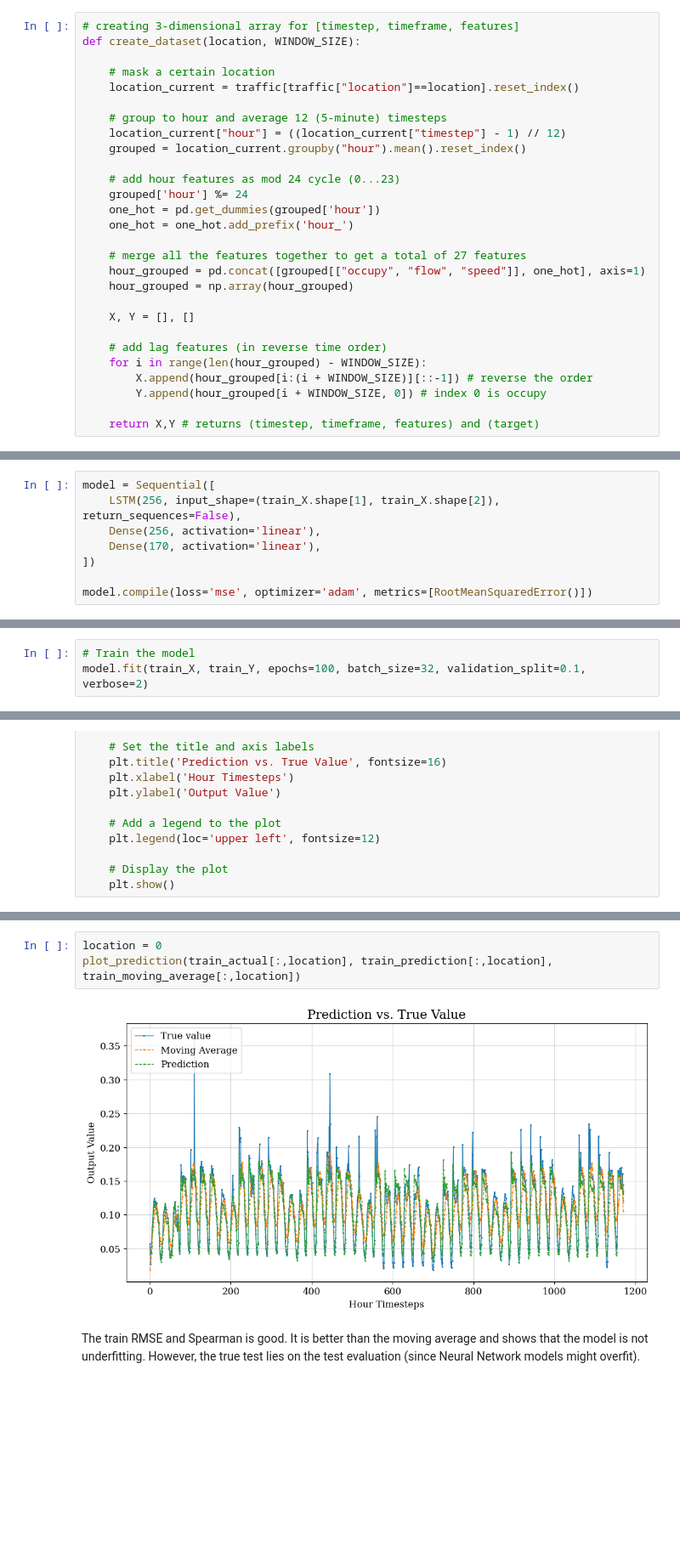
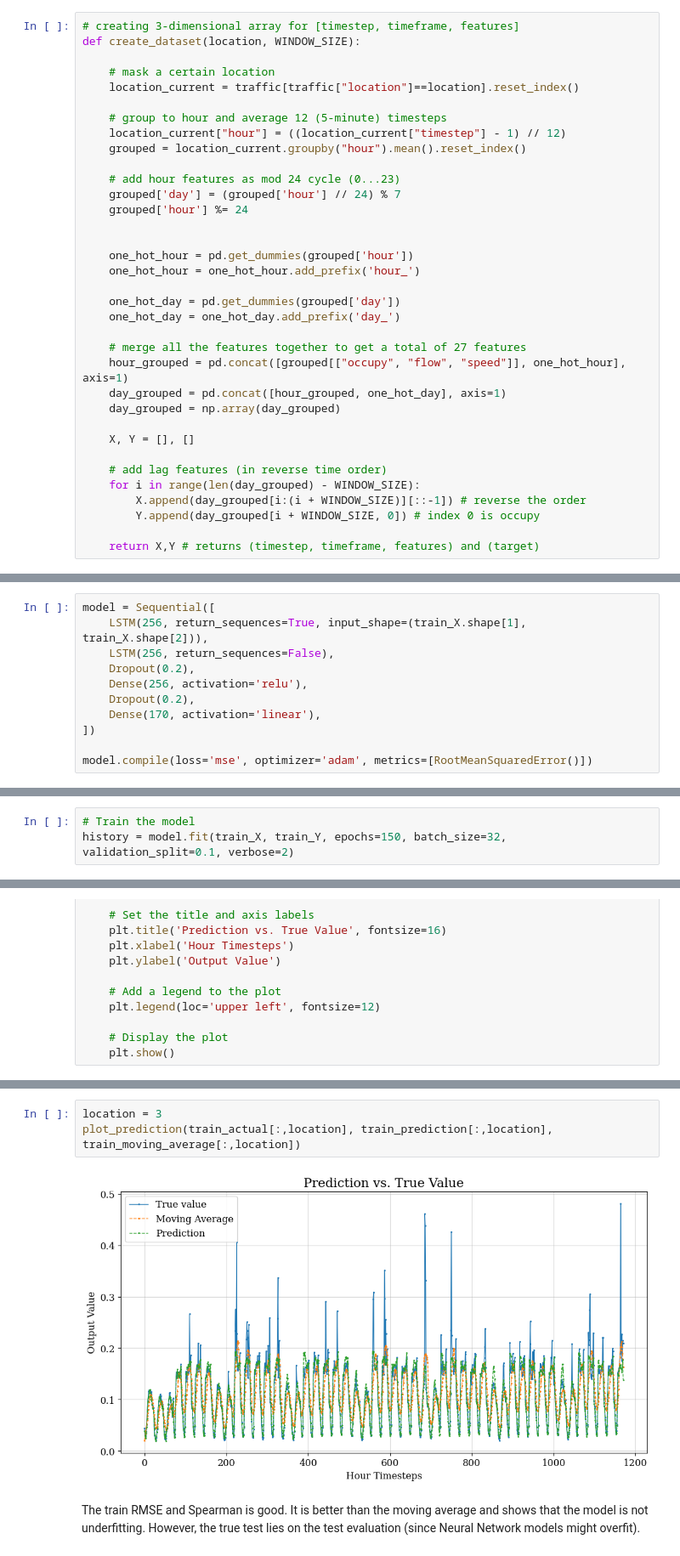
Before and after one commit to JvThunder/PEMS08-Traffic-Flow-Forecasting, a Jupyter notebook: pems08-traffic-flow-prediction.ipynb, the cells around one changed output, grey strips where cells are left out. Shown at 85% size. Drawn from its saved outputs; the diff is of its cells as text; blank space fills up the shorter version.

Commit message:
Kaggle Notebook | PEMS08 Traffic Flow Prediction | Version 36

```diff
--- a/pems08-traffic-flow-prediction.ipynb
+++ b/pems08-traffic-flow-prediction.ipynb
@@ -355,20 +355,27 @@ def create_dataset(location, WINDOW_SIZE):
     grouped = location_current.groupby("hour").mean().reset_index()
 
     # add hour features as mod 24 cycle (0...23)
+    grouped['day'] = (grouped['hour'] // 24) % 7
     grouped['hour'] %= 24
-    one_hot = pd.get_dummies(grouped['hour'])
-    one_hot = one_hot.add_prefix('hour_')
+
+
+    one_hot_hour = pd.get_dummies(grouped['hour'])
+    one_hot_hour = one_hot_hour.add_prefix('hour_')
+
+    one_hot_day = pd.get_dummies(grouped['day'])
+    one_hot_day = one_hot_day.add_prefix('day_')
 
     # merge all the features together to get a total of 27 features
-    hour_grouped = pd.concat([grouped[["occupy", "flow", "speed"]], one_hot], axis=1)
-    hour_grouped = np.array(hour_grouped)
+    hour_grouped = pd.concat([grouped[["occupy", "flow", "speed"]], one_hot_hour], axis=1)
+    day_grouped = pd.concat([hour_grouped, one_hot_day], axis=1)
+    day_grouped = np.array(day_grouped)
 
     X, Y = [], []
 
     # add lag features (in reverse time order)
-    for i in range(len(hour_grouped) - WINDOW_SIZE):
-        X.append(hour_grouped[i:(i + WINDOW_SIZE)][::-1]) # reverse the order
-        Y.append(hour_grouped[i + WINDOW_SIZE, 0]) # index 0 is occupy
+    for i in range(len(day_grouped) - WINDOW_SIZE):
+        X.append(day_grouped[i:(i + WINDOW_SIZE)][::-1]) # reverse the order
+        Y.append(day_grouped[i + WINDOW_SIZE, 0]) # index 0 is occupy
 
     return X,Y # returns (timestep, timeframe, features) and (target)
 # %% [markdown]
@@ -449,8 +456,11 @@ We will use `MSE` for the loss and `RMSE` as the metric. (metric will not be use
 Also, we use `ReLu` since our task is a regression task.
 # %%
 model = Sequential([
-    LSTM(256, input_shape=(train_X.shape[1], train_X.shape[2]), return_sequences=False),
-    Dense(256, activation='linear'),
+    LSTM(256, return_sequences=True, input_shape=(train_X.shape[1], train_X.shape[2])),
+    LSTM(256, return_sequences=False),
+    Dropout(0.2),
+    Dense(256, activation='relu'),
+    Dropout(0.2),
     Dense(170, activation='linear'),
 ])
 
@@ -477,5 +494,5 @@ _________________________________________________________________
 Once the model architecture is set, it is time to train the model. We can tune the hyperparemeters: epoch (the number of training iterations) and batch_size (the number of rows to include in a single forward and backpropagation). We will include validation split of 0.1 (by default it will take 10% of the last few rows and use it as validation data, which is not used for training but we can use it to evaluate on an unseen data for every given step).
 # %%
 # Train the model
-model.fit(train_X, train_Y, epochs=100, batch_size=32, validation_split=0.1, verbose=2)
+history = model.fit(train_X, train_Y, epochs=150, batch_size=32, validation_split=0.1, verbose=2)
 # %% [output]
@@ -566,8 +614,8 @@ Train Prediction Spearman Correlation: 0.7940323403212177
 # %%
-location = 0
+location = 3
 plot_prediction(train_actual[:,location], train_prediction[:,location], train_moving_average[:,location])
 # %% [output]
-[figure, old version]
+[figure, new version]
 # %% [markdown]
 The train RMSE and Spearman is good. It is better than the moving average and shows that the model is not underfitting. However, the true test lies on the test evaluation (since Neural Network models might overfit).
 # %%
```
Also changed, not shown: parts of 16 cells of this notebook.
